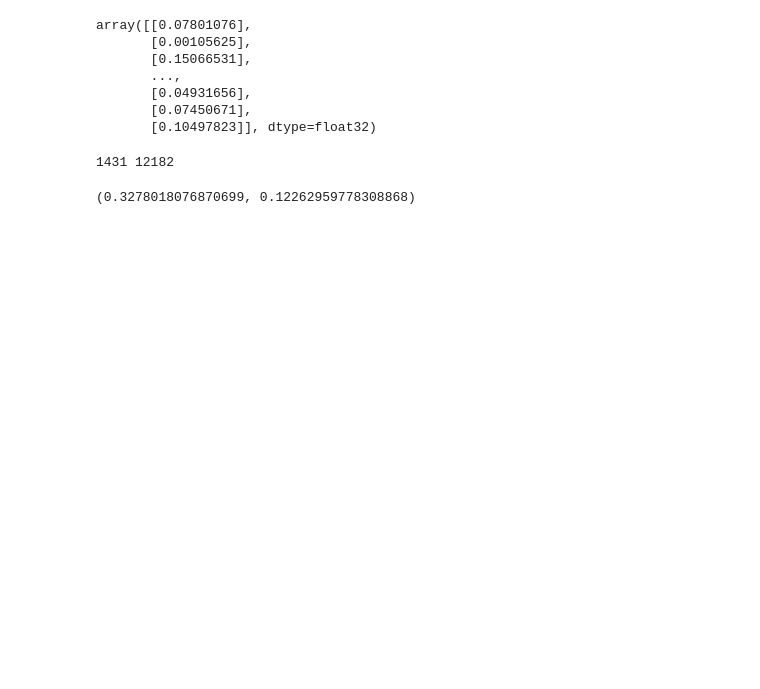
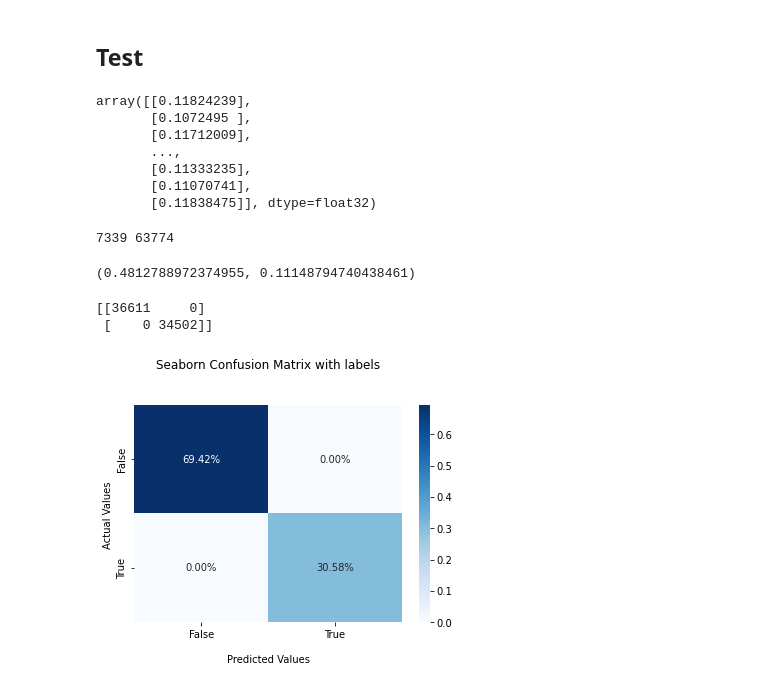
Before and after one commit to MelissaChen15/hifi-gan, a Jupyter notebook: SVM.ipynb, the cells around one changed output. Drawn from its saved outputs; the diff is of its cells as text; code cells hidden in the pictures; blank space fills up the shorter version.

Commit message:
extract feats from disc

```diff
--- a/SVM.ipynb
+++ b/SVM.ipynb
@@ -22,0 +15,4 @@ X.shape, y.shape
+# %%
+losses = np.load("./disc_loss_eval.npy")
+X = losses[:,0:7].astype("float")
+y = losses[:,8].astype("float")
@@ -52,12 +57,13 @@ from numpy import loadtxt
 from keras.models import Sequential
 from keras.layers import Dense
 # %%
+# using extracted features from GAN discriminator
 model = Sequential()
 model.add(Dense(12, input_dim=7, activation='relu'))
 model.add(Dense(8, activation='relu'))
 model.add(Dense(1, activation='sigmoid'))
 model.compile(loss='binary_crossentropy', optimizer='adam', metrics=['accuracy'])
-model.fit(X, y, epochs=300, batch_size=10)
+model.fit(X, y, epochs=100, batch_size=10)
 _, accuracy = model.evaluate(X, y)
 print('Accuracy: %.2f' % (accuracy*100))
 # %% [output]
@@ -80,0 +87,11 @@ Accuracy: 89.49
+# %%
+# using random numbers as features
+X_rand = np.random.randn(X.shape[0], X.shape[1])
+model = Sequential()
+model.add(Dense(12, input_dim=7, activation='relu'))
+model.add(Dense(8, activation='relu'))
+model.add(Dense(1, activation='sigmoid'))
+model.compile(loss='binary_crossentropy', optimizer='adam', metrics=['accuracy'])
+model.fit(X_rand, y, epochs=100, batch_size=10)
+_, accuracy = model.evaluate(X, y)
+print('Accuracy: %.2f' % (accuracy*100))
@@ -81,19 +118,22 @@ Accuracy: 89.49
+# %% [markdown]
+## Test
 # %%
 scores = model.predict(X)
 scores
 # %% [output]
-array([[0.07801076],
-       [0.00105625],
-       [0.15066531],
+array([[0.11824239],
+       [0.1072495 ],
+       [0.11712009],
        ...,
-       [0.04931656],
-       [0.07450671],
-       [0.10497823]], dtype=float32)
+       [0.11333235],
+       [0.11070741],
+       [0.11838475]], dtype=float32)
 # %%
 res = np.stack((scores[:, 0], y), axis = 1)
 import pandas as pd
 pd.DataFrame(res).to_csv("scores.csv",header=None, index=None)
 # %%
+# eer and thresholds
 from eval_metrics import compute_eer
 
 target_scores = []
@@ -109,5 +149,34 @@ eer, thresholds = compute_eer(np.array(target_scores), np.array(nontarget_scores
 
 eer, thresholds
 # %% [output]
-1431 12182
+7339 63774
-(0.3278018076870699, 0.12262959778308868)
+(0.4812788972374955, 0.11148794740438461)
+# %%
+# confusion matrix
+res[res[:, 0] >= thresholds] = 1
+res[res[:, 0] < thresholds] = 0
+
+from sklearn.metrics import confusion_matrix
+cf_matrix = confusion_matrix(res[:, 1], res[:, 0])
+
+print(cf_matrix)
+# %% [output]
+[[36611     0]
+ [    0 34502]]
+# %%
+import seaborn as sns
+ax = sns.heatmap(cf_matrix/np.sum(cf_matrix), annot=True,
+            fmt='.2%', cmap='Blues')
+
+ax.set_title('Seaborn Confusion Matrix with labels\n\n');
+ax.set_xlabel('\nPredicted Values')
+ax.set_ylabel('Actual Values ');
+
+## Ticket labels - List must be in alphabetical order
+ax.xaxis.set_ticklabels(['False','True'])
+ax.yaxis.set_ticklabels(['False','True'])
+
+## Display the visualization of the Confusion Matrix.
+plt.show()
+# %% [output]
+[figure, added]
```
Also changed, not shown: parts of 11 cells of this notebook, 15 other files.
